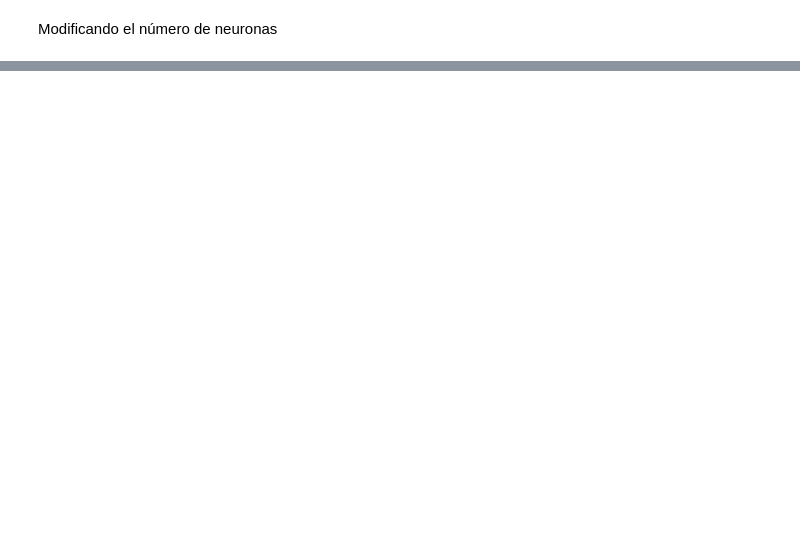
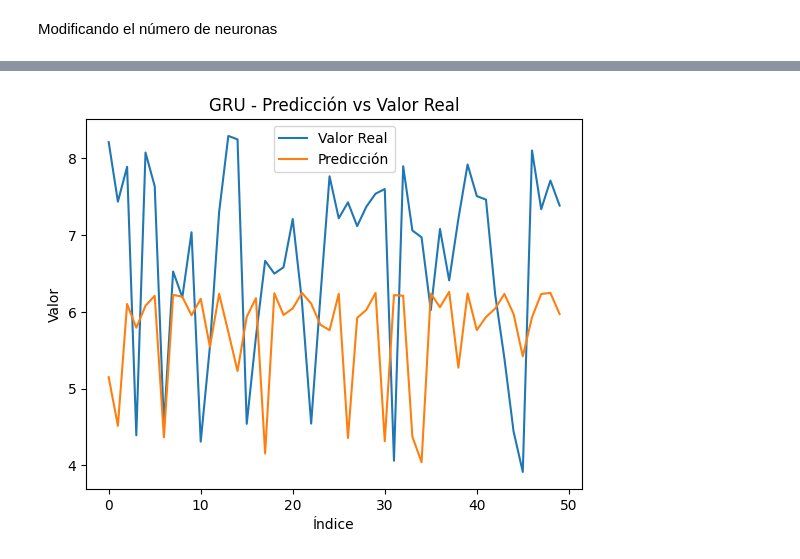
Before and after one commit to AngieJoya99/Taller3-RN, a Jupyter notebook: Taller3RN.ipynb, the cells around one changed output, grey strips where cells are left out. Drawn from its saved outputs; the diff is of its cells as text; code cells hidden in the pictures; blank space fills up the shorter version.

```diff
--- a/Taller3RN.ipynb
+++ b/Taller3RN.ipynb
@@ -305,0 +351,6 @@ plt.show()
+# %%
+prediccionGRU = GRUBase.predict(datasetTest)
+yGRU = np.concatenate([yGRU for xGRU, yGRU in datasetTest], axis=0)
+
+graficarPrediccion(prediccionGRU, y, "GRU - Predicción vs Valor Real")
+# %% [output]
@@ -305,0 +358 @@ plt.show()
+[figure, added]
```
Also changed, not shown: parts of 17 cells of this notebook.
